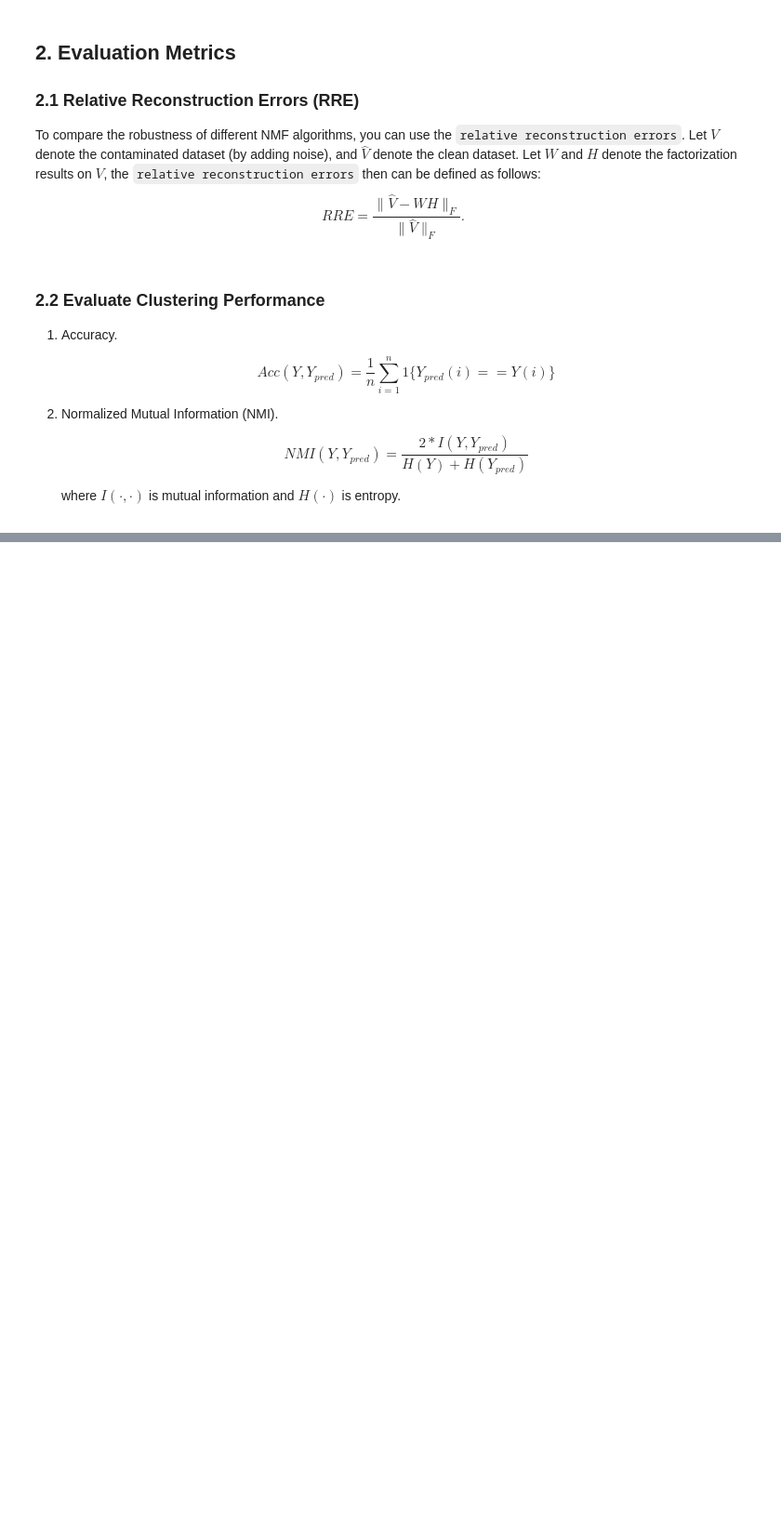
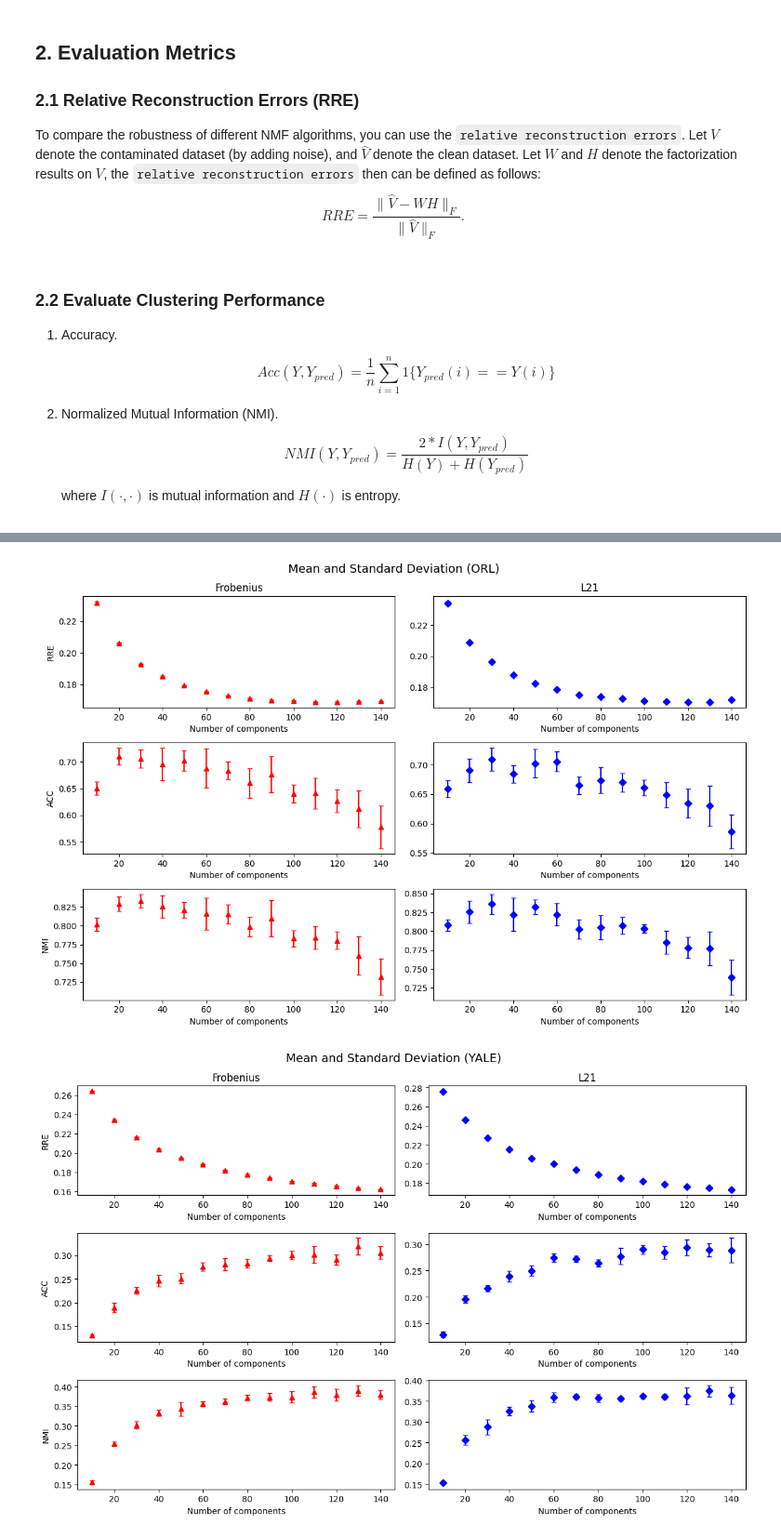
Before and after one commit to jbsaunders/comp5328-assignment-1, a Jupyter notebook: assignment1_patrick_oneblock.ipynb, the cells around one changed output, grey strips where cells are left out. Shown: that part at 93% size. Cells and saved outputs as stored; diff of their text form; code cells hidden in the pictures; blank space fills up the shorter version.

```diff
--- a/assignment1_patrick_oneblock.ipynb
+++ b/assignment1_patrick_oneblock.ipynb
@@ -546,0 +701,7 @@ NMI mean: 0.7323 std: 0.0198
+# %%
+df = pd.DataFrame(result)
+plot_results_deviation(df, dataset="ORL")
+plot_results_deviation(df, dataset="YALE")
+# %% [output]
+[figure, added]
+[figure, added]
```
Also changed, not shown: parts of 19 cells of this notebook.
